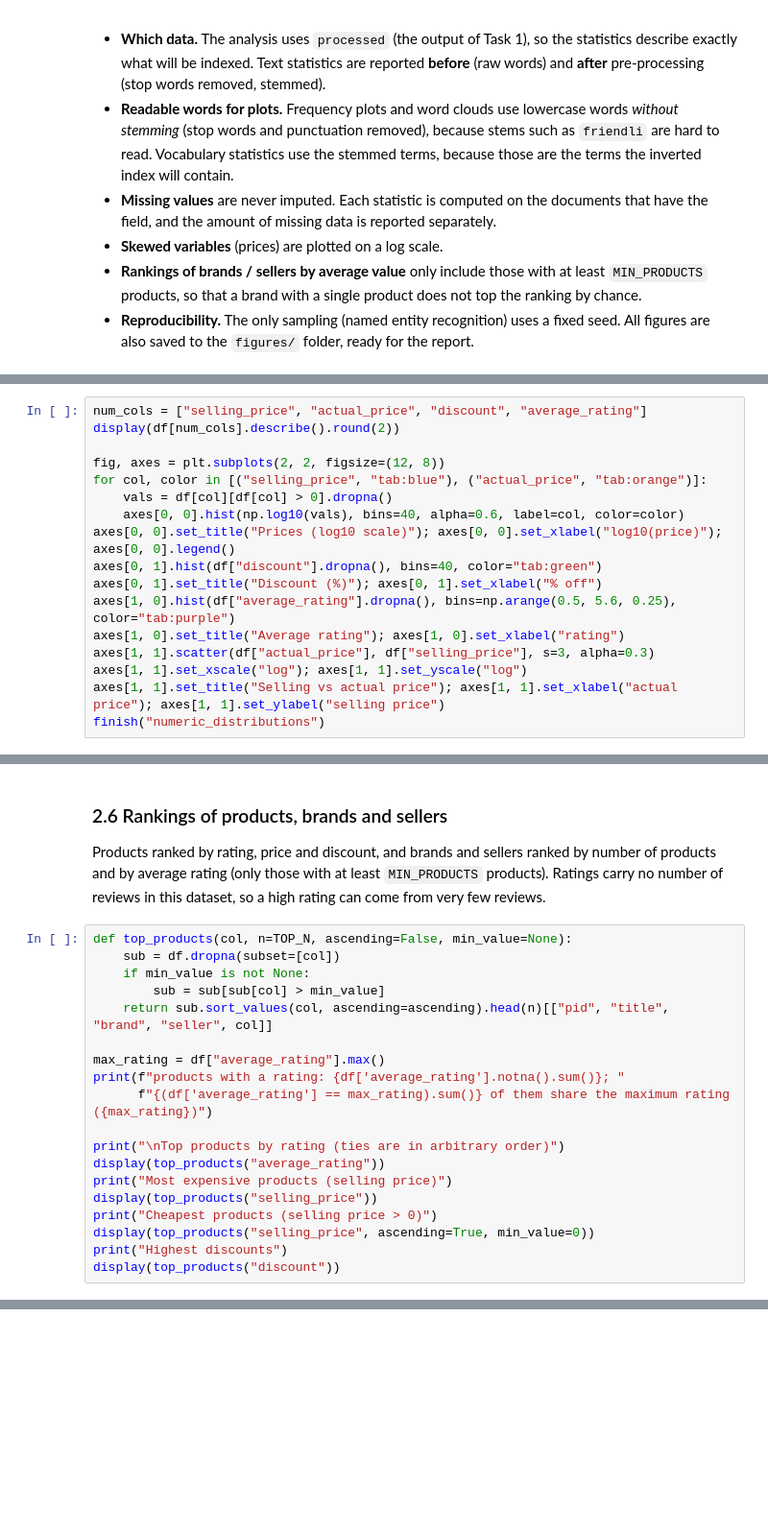
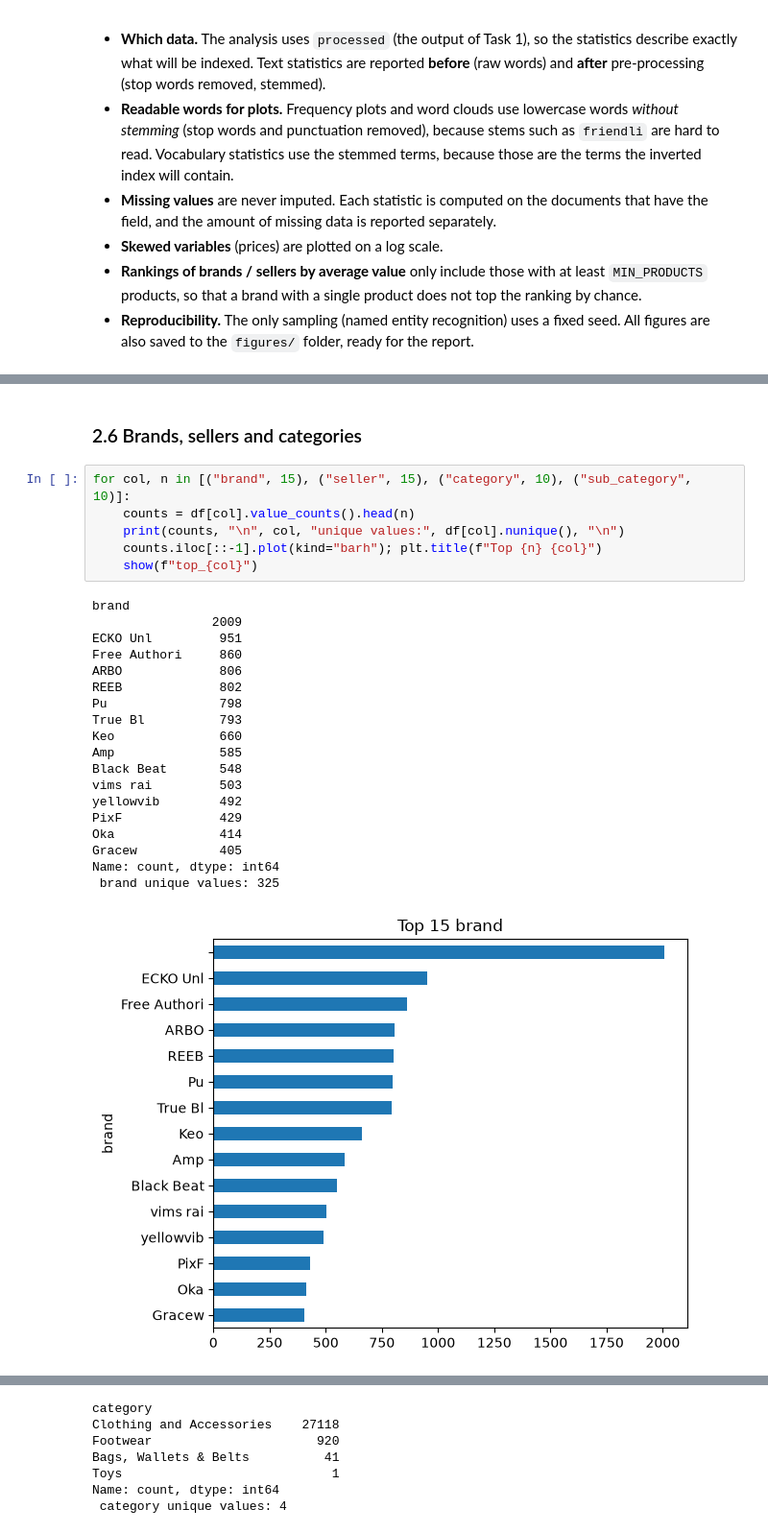
Before and after one commit to juliahupf/RIAW, a Jupyter notebook: project_progress/part_1/part1.ipynb, the cells around one changed output, grey strips where cells are left out. Shown at 96% size. Saved outputs shown, nothing was run; the diff lists cells and outputs as text; blank space fills up the shorter version.

```diff
--- a/project_progress/part_1/part1.ipynb
+++ b/project_progress/part_1/part1.ipynb
@@ -475,17 +359,0 @@ if len(oos_by_sub):
-# %%
-num_cols = ["selling_price", "actual_price", "discount", "average_rating"]
-display(df[num_cols].describe().round(2))
-
-fig, axes = plt.subplots(2, 2, figsize=(12, 8))
-for col, color in [("selling_price", "tab:blue"), ("actual_price", "tab:orange")]:
-    vals = df[col][df[col] > 0].dropna()
-    axes[0, 0].hist(np.log10(vals), bins=40, alpha=0.6, label=col, color=color)
-axes[0, 0].set_title("Prices (log10 scale)"); axes[0, 0].set_xlabel("log10(price)"); axes[0, 0].legend()
-axes[0, 1].hist(df["discount"].dropna(), bins=40, color="tab:green")
-axes[0, 1].set_title("Discount (%)"); axes[0, 1].set_xlabel("% off")
-axes[1, 0].hist(df["average_rating"].dropna(), bins=np.arange(0.5, 5.6, 0.25), color="tab:purple")
-axes[1, 0].set_title("Average rating"); axes[1, 0].set_xlabel("rating")
-axes[1, 1].scatter(df["actual_price"], df["selling_price"], s=3, alpha=0.3)
-axes[1, 1].set_xscale("log"); axes[1, 1].set_yscale("log")
-axes[1, 1].set_title("Selling vs actual price"); axes[1, 1].set_xlabel("actual price"); axes[1, 1].set_ylabel("selling price")
-finish("numeric_distributions")
@@ -510,23 +360,28 @@ finish("correlations")
 # %% [markdown]
-### 2.6 Rankings of products, brands and sellers
-
-Products ranked by rating, price and discount, and brands and sellers ranked by number of products and by average rating (only those with at least `MIN_PRODUCTS` products). Ratings carry no number of reviews in this dataset, so a high rating can come from very few reviews.
+### 2.6 Brands, sellers and categories
 # %%
-def top_products(col, n=TOP_N, ascending=False, min_value=None):
-    sub = df.dropna(subset=[col])
-    if min_value is not None:
-        sub = sub[sub[col] > min_value]
-    return sub.sort_values(col, ascending=ascending).head(n)[["pid", "title", "brand", "seller", col]]
-
-max_rating = df["average_rating"].max()
-print(f"products with a rating: {df['average_rating'].notna().sum()}; "
-      f"{(df['average_rating'] == max_rating).sum()} of them share the maximum rating ({max_rating})")
-
-print("\nTop products by rating (ties are in arbitrary order)")
-display(top_products("average_rating"))
-print("Most expensive products (selling price)")
-display(top_products("selling_price"))
-print("Cheapest products (selling price > 0)")
-display(top_products("selling_price", ascending=True, min_value=0))
-print("Highest discounts")
-display(top_products("discount"))
+for col, n in [("brand", 15), ("seller", 15), ("category", 10), ("sub_category", 10)]:
+    counts = df[col].value_counts().head(n)
+    print(counts, "\n", col, "unique values:", df[col].nunique(), "\n")
+    counts.iloc[::-1].plot(kind="barh"); plt.title(f"Top {n} {col}")
+    show(f"top_{col}")
+# %% [output]
+brand
+                2009
+ECKO Unl         951
+Free Authori     860
+ARBO             806
+REEB             802
+Pu               798
+True Bl          793
+Keo              660
+Amp              585
+Black Beat       548
+vims rai         503
+yellowvib        492
+PixF             429
+Oka              414
+Gracew           405
+Name: count, dtype: int64
+ brand unique values: 325
+[figure, added]
@@ -532,0 +407,7 @@ display(top_products("discount"))
+category
+Clothing and Accessories    27118
+Footwear                      920
+Bags, Wallets & Belts          41
+Toys                            1
+Name: count, dtype: int64
+ category unique values: 4
```
Also changed, not shown: parts of 29 cells of this notebook, 13 other files.
